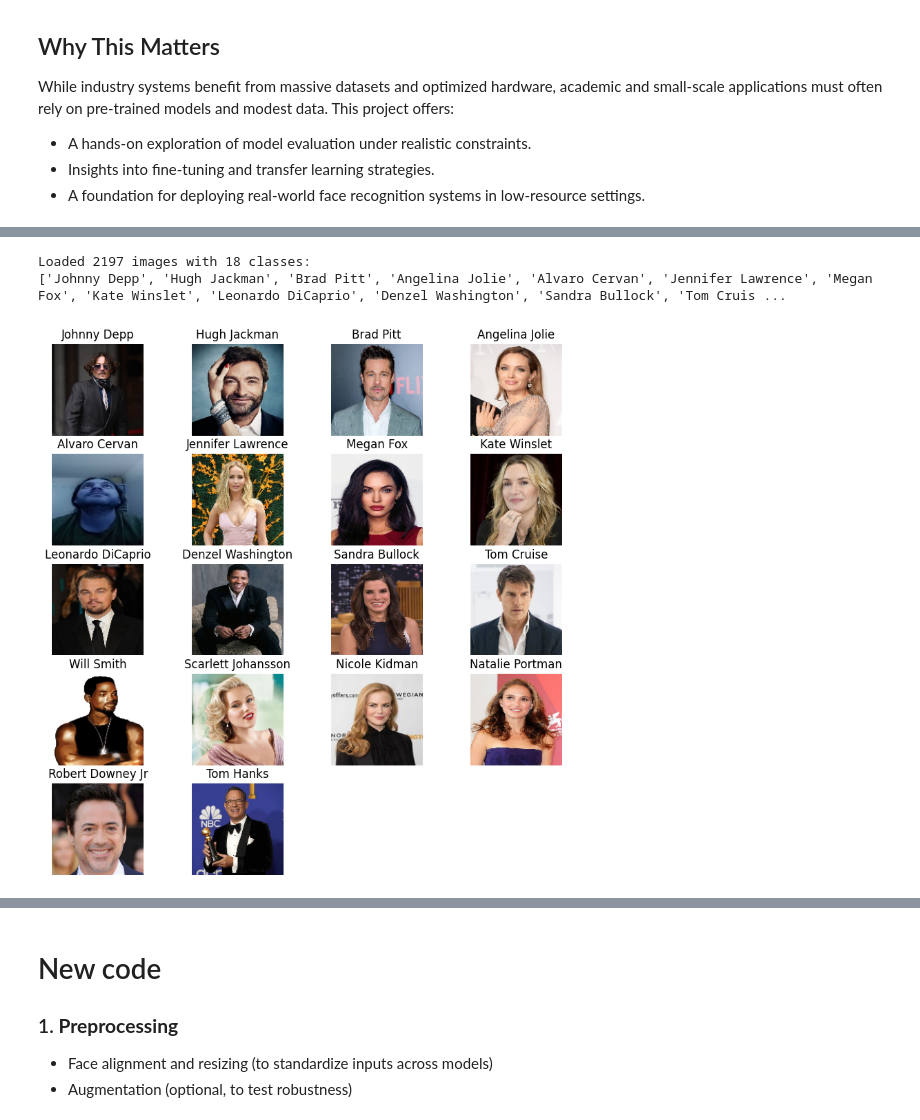
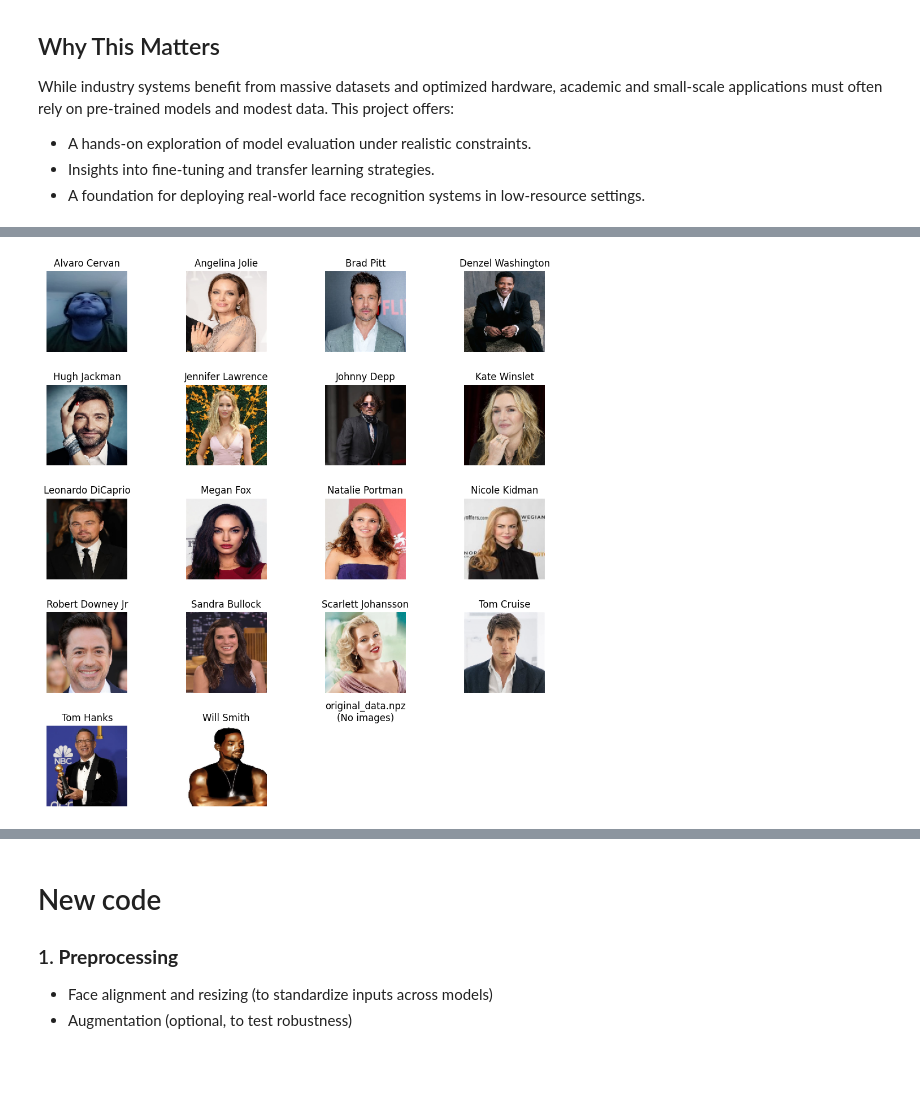
Before and after one commit to JackGraymer/Face-Recognition, a Jupyter notebook: face_recognition_v2.ipynb, the cells around one changed output, grey strips where cells are left out. Cells and saved outputs as stored; diff of their text form; code cells hidden in the pictures; blank space fills up the shorter version.

```diff
--- a/face_recognition_v2.ipynb
+++ b/face_recognition_v2.ipynb
@@ -50,10 +50,12 @@ from sklearn.utils import shuffle
 import cv2
 
 # Variables
-dataset_folder = "/content/drive/MyDrive/Colab Notebooks/Computer Vision/Celebrity Faces Dataset"  # Folder path containing class subdirectories
+original_dataset_folder = "/content/drive/MyDrive/Colab Notebooks/Computer Vision/Celebrity Faces Dataset"  # Folder path containing class subdirectories
+augmented_dataset_folder = "/content/drive/MyDrive/Colab Notebooks/Computer Vision/processed_faces"  # Folder path containing class subdirectories
+models_path = "/content/drive/MyDrive/Colab Notebooks/Computer Vision/models"  # Folder path to save models
 image_size = (128, 128)  # Image size
 batch_size = 32  # Batch size
-epochs = 500  # Number of epochs for training
+epochs = 30  # Number of epochs for training
 # %%
 import os
 import numpy as np
@@ -113,51 +127,18 @@ epochs = 500  # Number of epochs for training
-# %%
-import os
-import numpy as np
-import cv2
-import tensorflow as tf
-
-data, labels, classes = [], [], []
-
-valid_extensions = ('.jpg', '.jpeg', '.png')
-
-for idx, class_dir in enumerate(os.listdir(dataset_folder)):
-    class_path = os.path.join(dataset_folder, class_dir)
-    if os.path.isdir(class_path):
-        classes.append(class_dir)
-        for img_file in os.listdir(class_path):
-            if not img_file.lower().endswith(valid_extensions):
-                continue  # Skip non-image files
-
-            img_path = os.path.join(class_path, img_file)
-            try:
-                img = cv2.imread(img_path)
-                if img is None:
-                    print(f"Warning: could not read image {img_path}")
-                    continue
-
-                img = cv2.resize(img, image_size)
-                img = cv2.cvtColor(img, cv2.COLOR_BGR2RGB)  # Match TensorFlow's RGB format
-
-                data.append(img)
-                labels.append(idx)
-            except Exception as e:
-                print(f"Error processing image {img_path}: {e}")
-
-data = np.array(data, dtype='float32') / 255.0
-labels = np.array(labels)
-
-print(f"Loaded {len(data)} images with {len(classes)} classes:\n{classes}")
-# %% [output]
-Loaded 2197 images with 18 classes:
-['Johnny Depp', 'Hugh Jackman', 'Brad Pitt', 'Angelina Jolie', 'Alvaro Cervan', 'Jennifer Lawrence', 'Megan Fox', 'Kate Winslet', 'Leonardo DiCaprio', 'Denzel Washington', 'Sandra Bullock', 'Tom Cruis ...
 # %%
-# print the first picture of each class with its label in a 5x4 grid
+import matplotlib.pyplot as plt
+
 plt.figure(figsize=(10, 10))
-for i in range(len(classes)):
-	plt.subplot(5, 4, i + 1)
-	plt.imshow(data[labels == i][0])
-	plt.title(classes[i])
-	plt.axis("off")
+for i in range(len(original_classes)):
+    plt.subplot(5, 4, i + 1)
+    class_images = original_data[original_labels == i]
+    if len(class_images) > 0:
+        plt.imshow(class_images[0])
+        plt.title(original_classes[i])
+        plt.axis("off")
+    else:
+        plt.title(f"{original_classes[i]}\n(No images)")
+        plt.axis("off")
+plt.tight_layout()
 plt.show()
 # %% [output]
-[figure, old version]
+[figure, new version]
```
Also changed, not shown: parts of 20 cells of this notebook.
